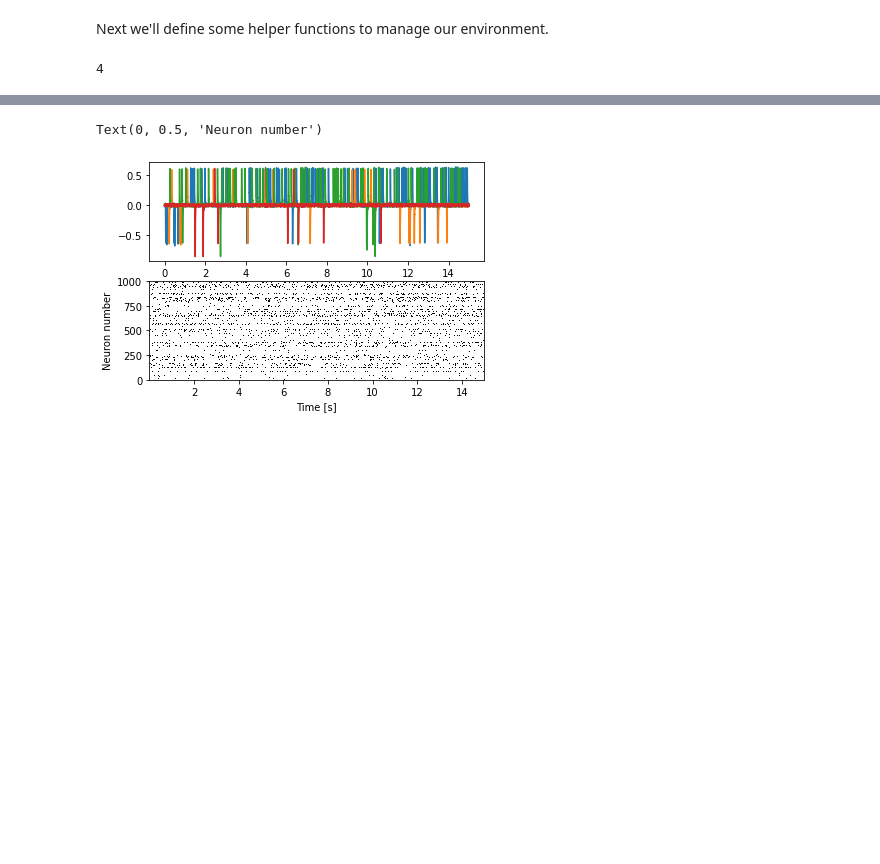
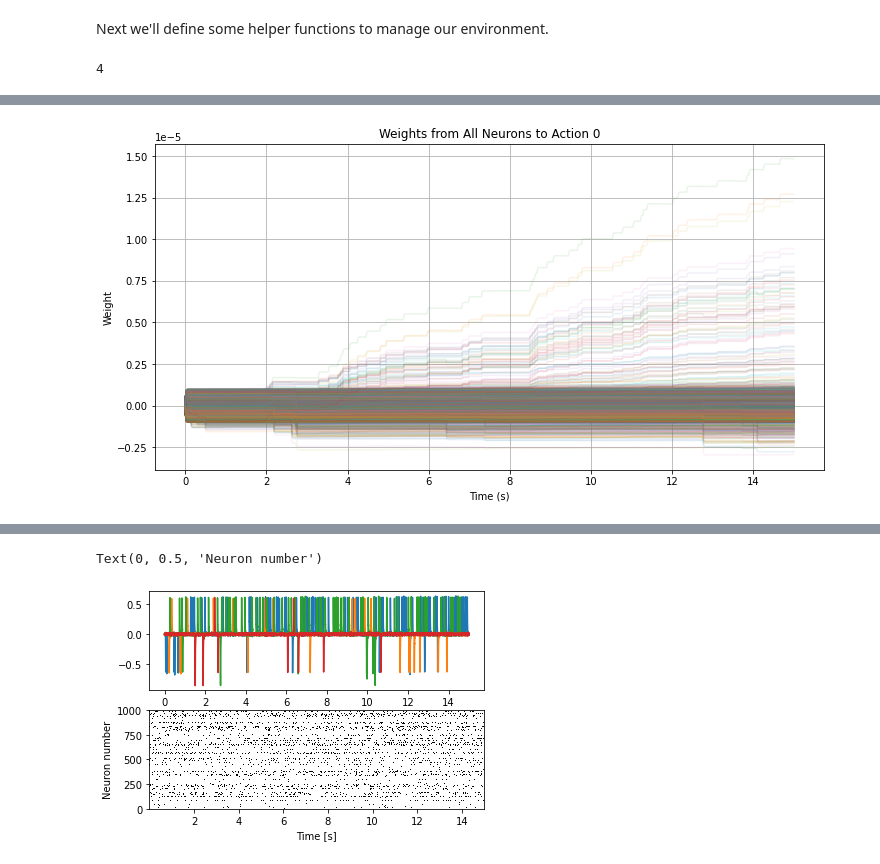
Before and after one commit to UdayKat/nengo-rl, a Jupyter notebook: Reinforcement Learning in Nengo.ipynb, the cells around one changed output, grey strips where cells are left out. Drawn from its saved outputs; the diff is of its cells as text; code cells hidden in the pictures; blank space fills up the shorter version.

Commit message:
added plot for connection weights

```diff
--- a/Reinforcement Learning in Nengo.ipynb
+++ b/Reinforcement Learning in Nengo.ipynb
@@ -205,0 +204,10 @@ KeyboardInterrupt:
+# %%
+plt.figure(figsize=(12, 6))
+plt.plot(sim.trange(), sim.data[weights_p][:, 0, :], alpha=0.1)  # all 2500 lines
+plt.title("Weights from All Neurons to Action 0")
+plt.xlabel("Time (s)")
+plt.ylabel("Weight")
+plt.grid(True)
+plt.show()
+# %% [output]
+[figure, added]
```
Also changed, not shown: parts of 6 cells of this notebook.
